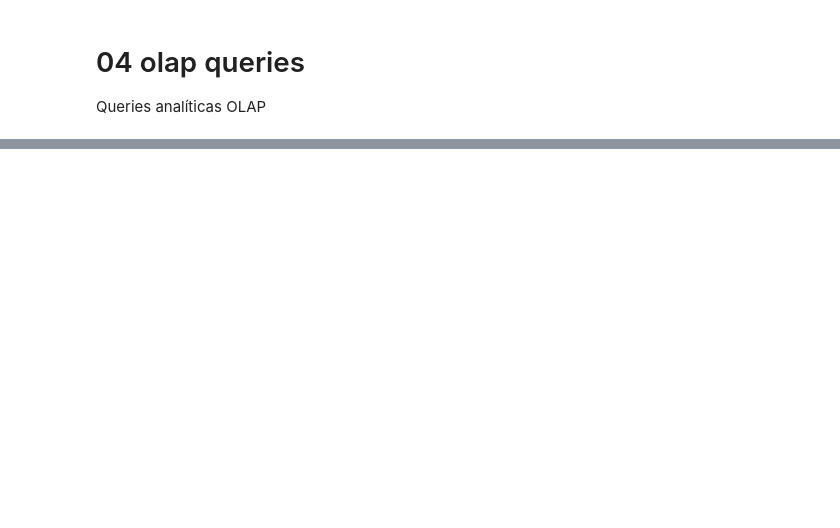
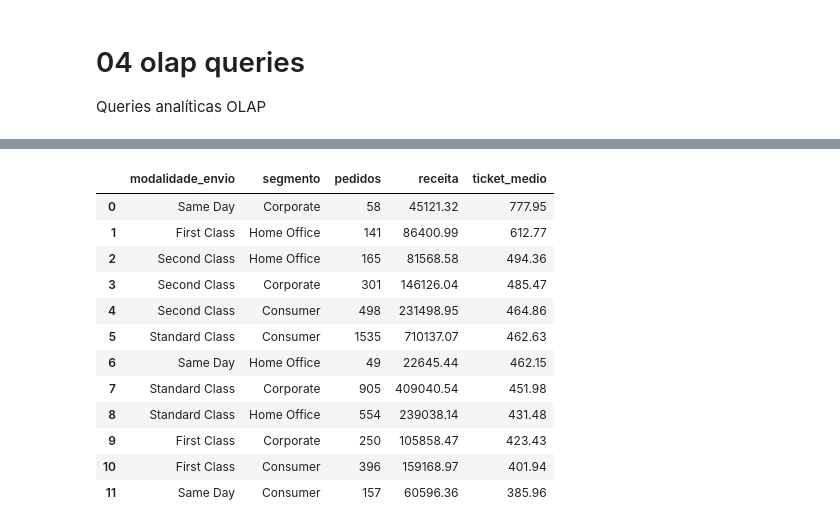
Before and after one commit to GDK-13/Data_warehouse, a Jupyter notebook: lab_mysql_dw/notebooks/04_olap_queries.ipynb, the cells around one changed output, grey strips where cells are left out. Saved outputs shown, nothing was run; the diff lists cells and outputs as text; code cells hidden in the pictures; blank space fills up the shorter version.

```diff
--- a/lab_mysql_dw/notebooks/04_olap_queries.ipynb
+++ b/lab_mysql_dw/notebooks/04_olap_queries.ipynb
@@ -40,0 +113,30 @@ DIM_META carregada com sucesso!
+# %%
+# Exercício 4: Ticket Médio ponderado por modalidade e segmento
+query_ex4 = """
+SELECT
+    e.modalidade_envio,
+    c.segmento,
+    COUNT(DISTINCT f.nk_pedido) AS pedidos,
+    ROUND(SUM(f.vlr_vendas), 2) AS receita,
+    ROUND(SUM(f.vlr_vendas) / COUNT(DISTINCT f.nk_pedido), 2) AS ticket_medio
+FROM FATO_VENDAS f
+JOIN DIM_ENVIO e ON f.sk_envio = e.sk_envio
+JOIN DIM_CLIENTE c ON f.sk_cliente = c.sk_cliente
+GROUP BY e.modalidade_envio, c.segmento
+ORDER BY ticket_medio DESC;
+"""
+display(pd.read_sql(query_ex4, engine))
+# %% [output]
+|  | modalidade_envio | segmento | pedidos | receita | ticket_medio |
+| 0 | Same Day | Corporate | 58 | 45121.32 | 777.95 |
+| 1 | First Class | Home Office | 141 | 86400.99 | 612.77 |
+| 2 | Second Class | Home Office | 165 | 81568.58 | 494.36 |
+| 3 | Second Class | Corporate | 301 | 146126.04 | 485.47 |
+| 4 | Second Class | Consumer | 498 | 231498.95 | 464.86 |
+| 5 | Standard Class | Consumer | 1535 | 710137.07 | 462.63 |
+| 6 | Same Day | Home Office | 49 | 22645.44 | 462.15 |
+| 7 | Standard Class | Corporate | 905 | 409040.54 | 451.98 |
+| 8 | Standard Class | Home Office | 554 | 239038.14 | 431.48 |
+| 9 | First Class | Corporate | 250 | 105858.47 | 423.43 |
+| 10 | First Class | Consumer | 396 | 159168.97 | 401.94 |
+| 11 | Same Day | Consumer | 157 | 60596.36 | 385.96 |
```
Also changed, not shown: parts of 8 cells of this notebook, 5 other files.
